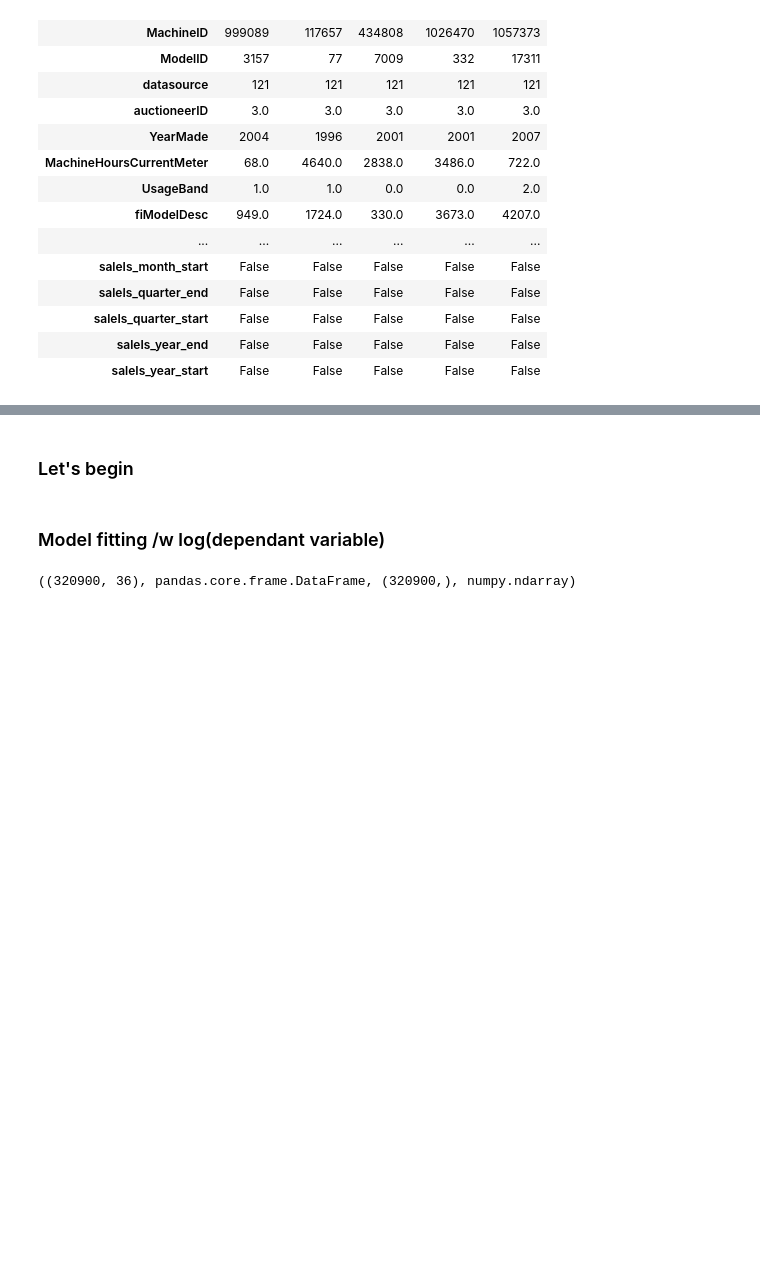
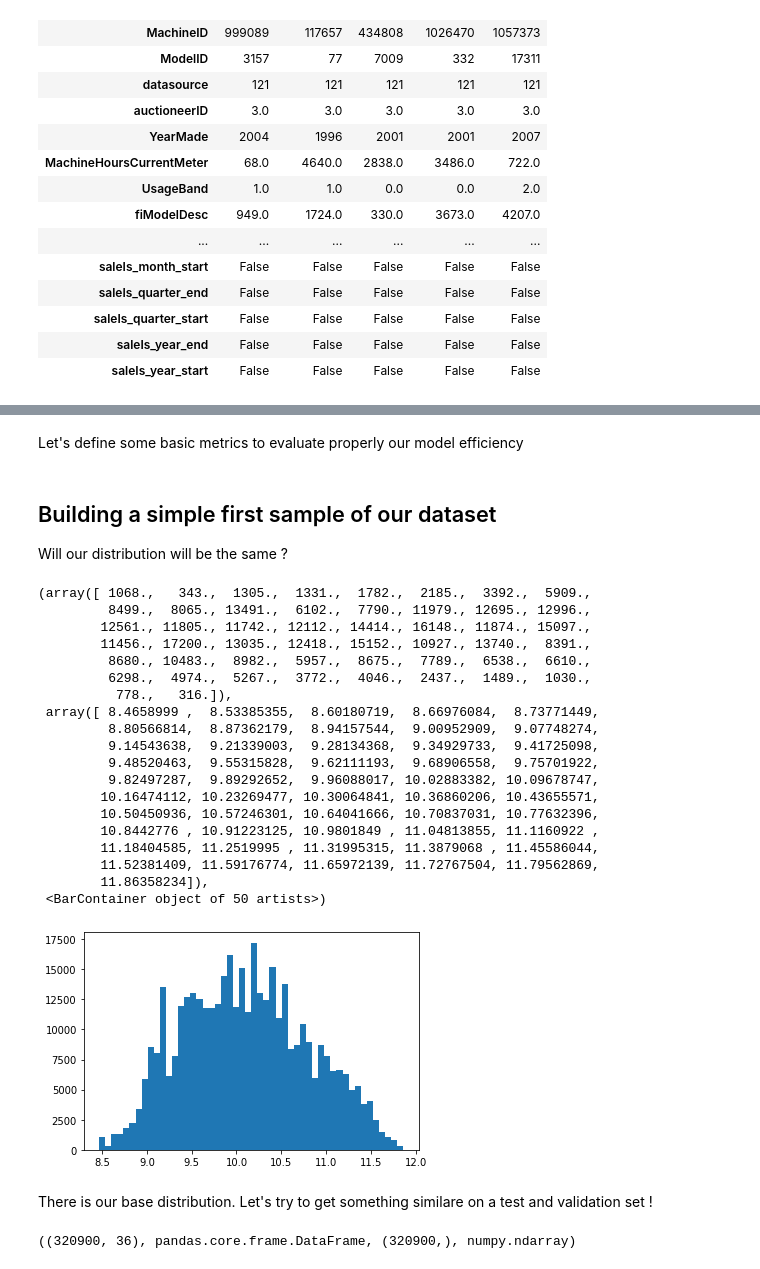
Before and after one commit to florent-haffner/datascience-playground, a Jupyter notebook: notebooks/machine learning/2021-11 - regression basics - bulldozer - sklearn - 2 - studiying feature selection.ipynb, the cells around one changed output, grey strips where cells are left out. Saved outputs shown, nothing was run; the diff lists cells and outputs as text; code cells hidden in the pictures; blank space fills up the shorter version.

```diff
--- a/notebooks/machine learning/2021-11 - regression basics - bulldozer - sklearn - 2 - studiying feature selection.ipynb
+++ b/notebooks/machine learning/2021-11 - regression basics - bulldozer - sklearn - 2 - studiying feature selection.ipynb
@@ -53,3 +51,5 @@ df.head().T
+# %% [markdown]
+Let's define some basic metrics to evaluate properly our model efficiency
 # %%
 import sklearn.metrics as metrics
 
@@ -69,10 +69,35 @@ def regression_results(y_true, y_pred):
     print('MAE: ', round(mean_absolute_error,4))
     print('MSE: ', round(mse,4))
     print('RMSE: ', round(np.sqrt(mse),4))
-# %% [markdown]
-### Let's begin
-# %% [markdown]
-### Model fitting /w log(dependant variable)
+# %% [markdown]
+## Building a simple first sample of our dataset
+
+Will our distribution will be the same ?
+# %%
+plt.hist(df.SalePrice.values, bins=50)
+# %% [output]
+(array([ 1068.,   343.,  1305.,  1331.,  1782.,  2185.,  3392.,  5909.,
+         8499.,  8065., 13491.,  6102.,  7790., 11979., 12695., 12996.,
+        12561., 11805., 11742., 12112., 14414., 16148., 11874., 15097.,
+        11456., 17200., 13035., 12418., 15152., 10927., 13740.,  8391.,
+         8680., 10483.,  8982.,  5957.,  8675.,  7789.,  6538.,  6610.,
+         6298.,  4974.,  5267.,  3772.,  4046.,  2437.,  1489.,  1030.,
+          778.,   316.]),
+ array([ 8.4658999 ,  8.53385355,  8.60180719,  8.66976084,  8.73771449,
+         8.80566814,  8.87362179,  8.94157544,  9.00952909,  9.07748274,
+         9.14543638,  9.21339003,  9.28134368,  9.34929733,  9.41725098,
+         9.48520463,  9.55315828,  9.62111193,  9.68906558,  9.75701922,
+         9.82497287,  9.89292652,  9.96088017, 10.02883382, 10.09678747,
+        10.16474112, 10.23269477, 10.30064841, 10.36860206, 10.43655571,
+        10.50450936, 10.57246301, 10.64041666, 10.70837031, 10.77632396,
+        10.8442776 , 10.91223125, 10.9801849 , 11.04813855, 11.1160922 ,
+        11.18404585, 11.2519995 , 11.31995315, 11.3879068 , 11.45586044,
+        11.52381409, 11.59176774, 11.65972139, 11.72767504, 11.79562869,
+        11.86358234]),
+ <BarContainer object of 50 artists>)
+[figure, added]
+# %% [markdown]
+There is our base distribution. Let's try to get something similare on a test and validation set !
 # %%
 X, y = df.drop('SalePrice', axis=1), df.SalePrice.values
 # %%
```
Also changed, not shown: parts of 121 cells of this notebook.
